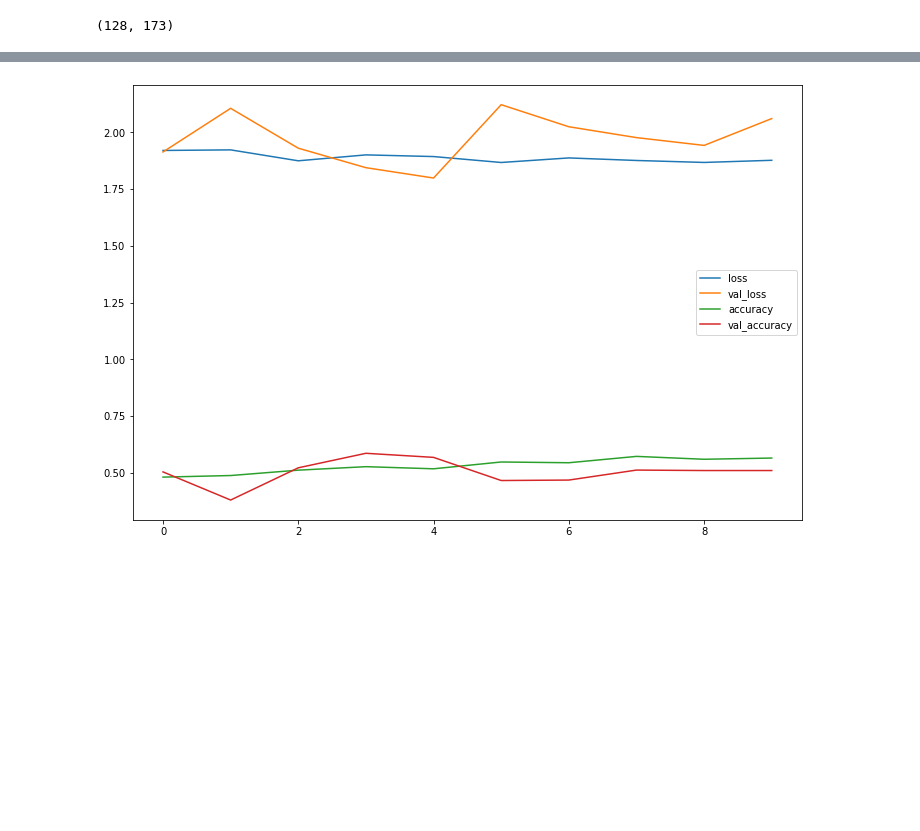
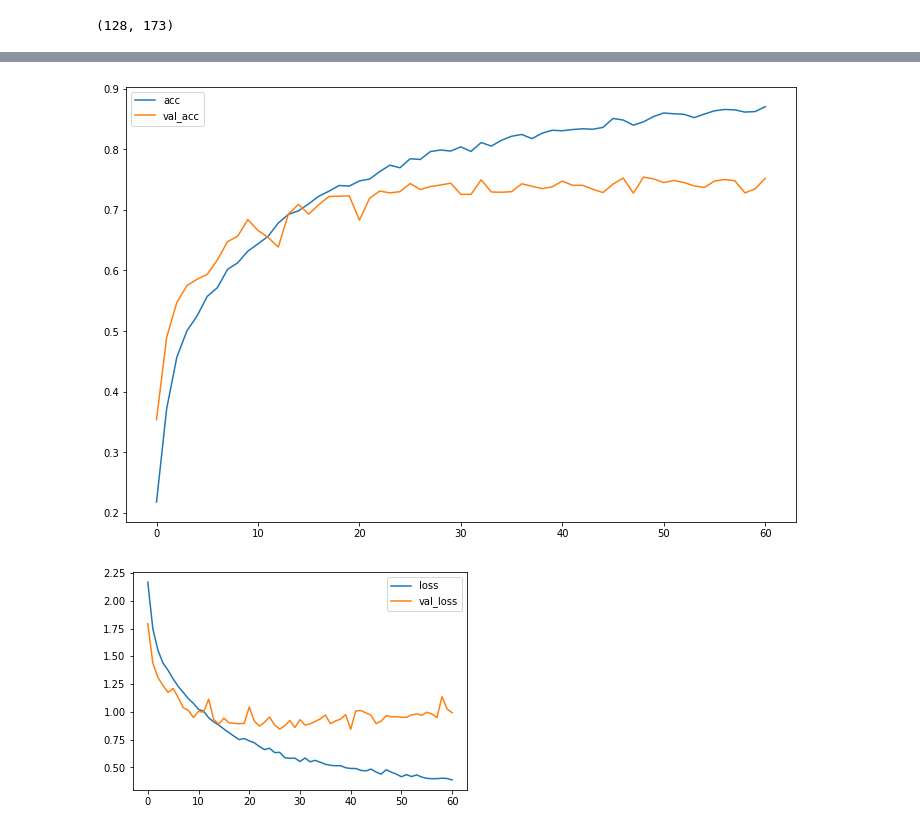
Before and after one commit to xinruili07/music-genre-classification-models, a Jupyter notebook: CNN_Spectrogram_Classification.ipynb, the cells around one changed output, grey strips where cells are left out. Drawn from its saved outputs; the diff is of its cells as text; code cells hidden in the pictures; blank space fills up the shorter version.

```diff
--- a/CNN_Spectrogram_Classification.ipynb
+++ b/CNN_Spectrogram_Classification.ipynb
@@ -40,8 +49,8 @@ genres = {'blues': 0, 'classical': 1, 'country': 2, 'disco': 3, 'hiphop': 4,
 for genre, genre_number in genres.items():
     for filename in os.listdir(f'./genres/{genre}'):
         songname = f'./genres/{genre}/{filename}'
-        for index in range(8):
-            y, sr = librosa.load(songname, mono=True, duration=2, offset=index*)
+        for index in range(14):
+            y, sr = librosa.load(songname, mono=True, duration=2, offset=index*2)
             ps = librosa.feature.melspectrogram(y=y, sr=sr, hop_length = 256, n_fft = 512, n_mels=64)
             ps = librosa.power_to_db(ps**2)
             dataset.append( (ps, genre_number) )
@@ -52,9 +61,9 @@ import random
 
 random.shuffle(dataset)
 
-train = dataset[:3000]
-valid = dataset[3000:3500]
-test = dataset[3500:]
+train = dataset[:10000]
+valid = dataset[10000:12000]
+test = dataset[12000:]
 
 X_train, Y_train = zip(*train)
 X_valid, Y_valid = zip(*valid)
@@ -131,6 +141,6 @@ from keras.callbacks import EarlyStopping
 
 model.compile(optimizer='adam', loss='categorical_crossentropy', metrics=['accuracy'])
 
-#early_stopping = EarlyStopping(monitor='val_loss', patience=20, verbose=2)
-hist = model.fit(X_train, Y_train, epochs=10, batch_size=32, validation_data= (X_valid, Y_valid))
+early_stopping = EarlyStopping(monitor='val_loss', patience=20, verbose=2)
+hist = model.fit(X_train, Y_train, epochs=90, batch_size=32, validation_data= (X_valid, Y_valid), callbacks=[early_stopping])
 # %% [output]
@@ -154,14 +164,17 @@ Epoch 10/10
 # %%
 plt.figure(figsize=(12,8))
+plt.plot(hist.history['acc'])
+plt.plot(hist.history['val_acc'])
+plt.legend(['acc','val_acc'])
+plt.show()
+
 plt.plot(hist.history['loss'])
 plt.plot(hist.history['val_loss'])
-plt.plot(hist.history['accuracy'])
-plt.plot(hist.history['val_accuracy'])
-plt.legend(['loss','val_loss', 'accuracy','val_accuracy'])
+plt.legend(['loss','val_loss'])
 plt.show()
-
 score = model.evaluate(X_test, Y_test)
 print('Test loss:', score[0])
 print('Test accuracy:', score[1])
 # %% [output]
-[figure, old version]
+[figure, new version]
+[figure, added]
```
Also changed, not shown: parts of 7 cells of this notebook.
